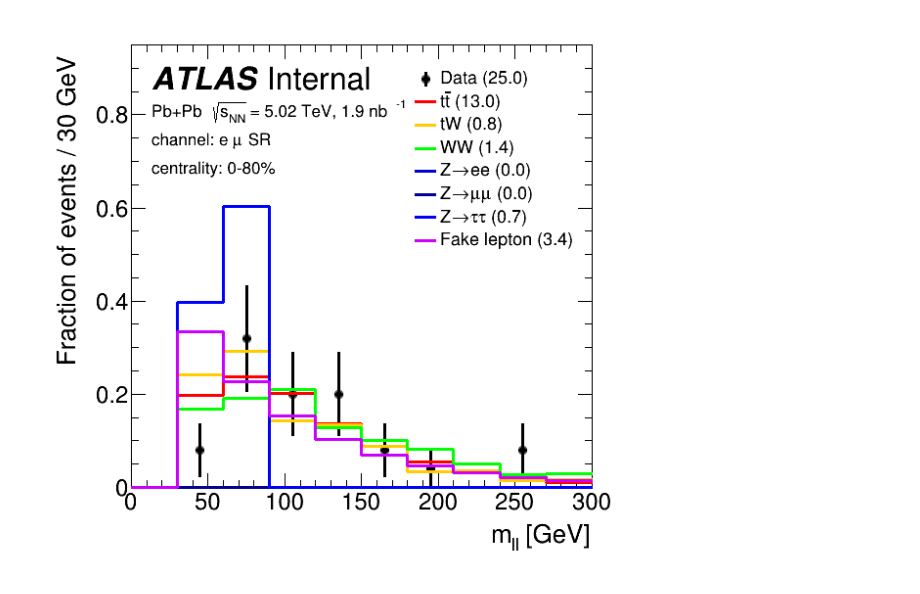
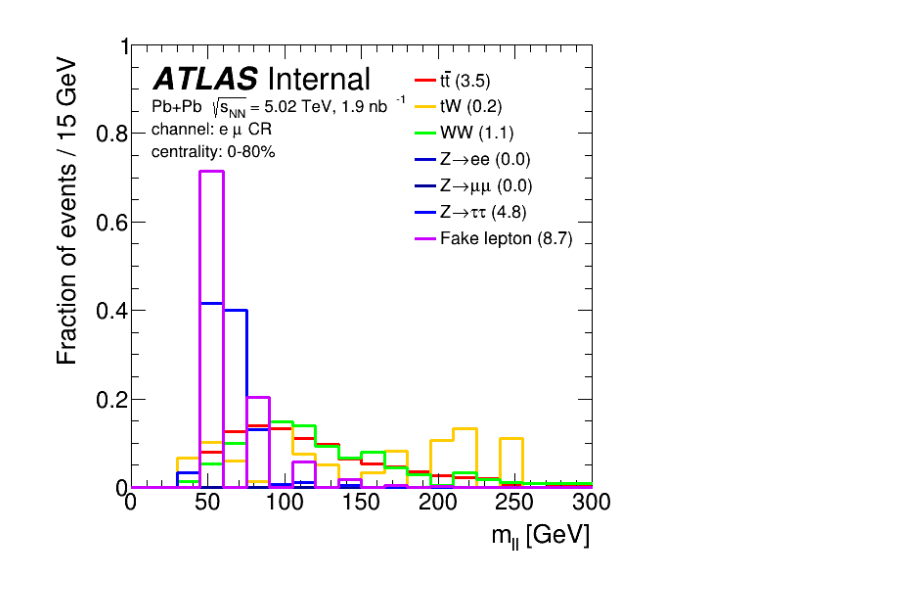
Before and after one commit to uchep-lab/atlas-run2-ttbarPbPb, a Jupyter notebook: mll.ipynb, the cells around one changed output. Drawn from its saved outputs; the diff is of its cells as text; code cells hidden in the pictures.

```diff
--- a/mll.ipynb
+++ b/mll.ipynb
@@ -106,56 +140,63 @@ style1d = {
 }
 ROOT.gStyle.SetGridStyle(2)
 ROOT.gStyle.SetGridWidth(1)
+binString = f"{binWidth}GeV"
 
-c = ROOT.TCanvas("c","",0,0,600,600)
+c = {}
+leg = {}
 
-# legend
-l, lw = 0.64, 0.2 # left, left + width
-t, tw = 0.91, 0.33 # top, top - width
-leg = ROOT.TLegend(l, t-tw, l+lw, t)
-leg.SetBorderSize(0)
-leg.SetFillColor(0)
-leg.SetFillStyle(0)
-leg.SetTextFont(42)
-leg.SetTextSize(0.035)
+for region in regions:
 
-# histograms
-for sample, h in H.items():
-    label, color = samples[sample]
-    if h.Integral() == 0:
-        print(sample, h.Integral())
-        # continue
-    rf.format_hist(h, **style1d)
-    h.GetYaxis().SetRangeUser(0,0.95)
-    h.GetXaxis().SetRangeUser(0,300)
-    h.SetLineColor(color)
-    h.SetLineWidth(3)
-    h.GetXaxis().CenterTitle(False)
-    h.GetYaxis().CenterTitle(False)
-    if sample == "data":
-        h.Draw("E1")
-        leg.AddEntry(h, f"{label} ({I[sample]:.1f})", "pe")
-    else:
-        h.Draw("hist same")
-        leg.AddEntry(h, f"{label} ({I[sample]:.1f})", "l")
+    c[region] = ROOT.TCanvas(f"c_{region}","",0,0,600,600)
 
-# draw label
-left, top, wd, fs = 0.195, 0.87, 0.05, 0.03 # 0.2
-stamps = [
-    rf.myText(left, top, 1, "#it{#bf{ATLAS}} Internal", 0.06),
-    rf.myText(left, top-1*wd, 1, "Pb+Pb #sqrt{s_{NN}} = 5.02 TeV, 1.9 nb^{-1}", 0.033),
-    rf.myText(left, top-2*wd, 1, "channel: e#mu SR", 0.033), # SR, Pre-Fit,
-    rf.myText(left, top-3*wd, 1, "centrality: 0-80%", 0.033),
-    # rf.myText(left, top-4*wd, 1, "p_{T}^{ll} > 40 GeV,  n_{jets} #geq 2", 0.035),
-    # rf.myText(left+0.1, top-3*wd, 1, "#geq 2 jets", 0.04),
-]
-for stamp in stamps:
-    stamp.Draw()
+    # legend
+    l, lw = 0.64, 0.2 # left, left + width
+    t, tw = 0.91, 0.33 # top, top - width
+    leg[region] = ROOT.TLegend(l, t-tw, l+lw, t)
+    leg[region].SetBorderSize(0)
+    leg[region].SetFillColor(0)
+    leg[region].SetFillStyle(0)
+    leg[region].SetTextFont(42)
+    leg[region].SetTextSize(0.035)
 
-leg.Draw()
+    # histograms
+    for sample, h in H[region].items():
+        label, color = samples[sample]
+        if h.Integral() == 0:
+            print(sample, h.Integral())
+            # continue
+        rf.format_hist(h, **style1d)
+        h.GetYaxis().SetRangeUser(0,1.0)
+        h.GetXaxis().SetRangeUser(0,300)
+        h.SetLineColor(color)
+        h.SetLineWidth(3)
+        h.GetXaxis().CenterTitle(False)
+        h.GetYaxis().CenterTitle(False)
+        if sample == "data":
+            continue # was asked to not include data
+            h.Draw("E1")
+            leg[region].AddEntry(h, f"{label} ({I[region][sample]:.1f})", "pe")
+        else:
+            h.Draw("hist same")
+            leg[region].AddEntry(h, f"{label} ({I[region][sample]:.1f})", "l")
 
-c.SaveAs("mll.pdf")
-c.Draw()
+    # draw label
+    left, top, wd, fs = 0.195, 0.87, 0.04, 0.03 # 0.2
+    stamps = [
+        rf.myText(left, top, 1, "#it{#bf{ATLAS}} Internal", 0.06),
+        rf.myText(left, top-1*wd, 1, "Pb+Pb #sqrt{s_{NN}} = 5.02 TeV, 1.9 nb^{-1}", 0.033),
+        rf.myText(left, top-2*wd, 1, f"channel: e#mu {region}", 0.033), # SR, Pre-Fit,
+        rf.myText(left, top-3*wd, 1, "centrality: 0-80%", 0.033),
+        # rf.myText(left, top-4*wd, 1, "p_{T}^{ll} > 40 GeV,  n_{jets} #geq 2", 0.035),
+        # rf.myText(left+0.1, top-3*wd, 1, "#geq 2 jets", 0.04),
+    ]
+    for stamp in stamps:
+        stamp.Draw()
+
+    leg[region].Draw()
+
+    c[region].SaveAs(f"mll_{region}_{binString}.pdf")
+    c[region].Draw()
 # %% [output]
 Zee 0.0
 Zmumu 0.0
@@ -164 +207 @@ Info in <TCanvas::Print>: pdf file mll.pdf has been created
-[figure, old version]
+[figure, new version]
```
Also changed, not shown: parts of 4 cells of this notebook.
